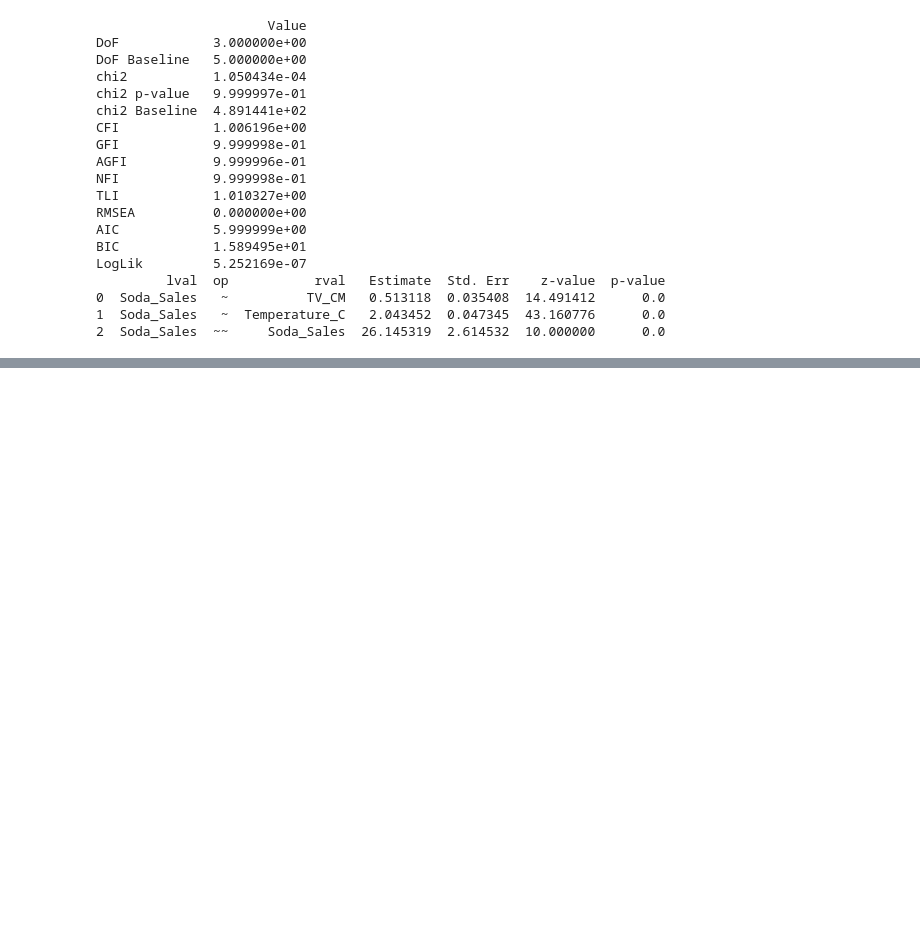
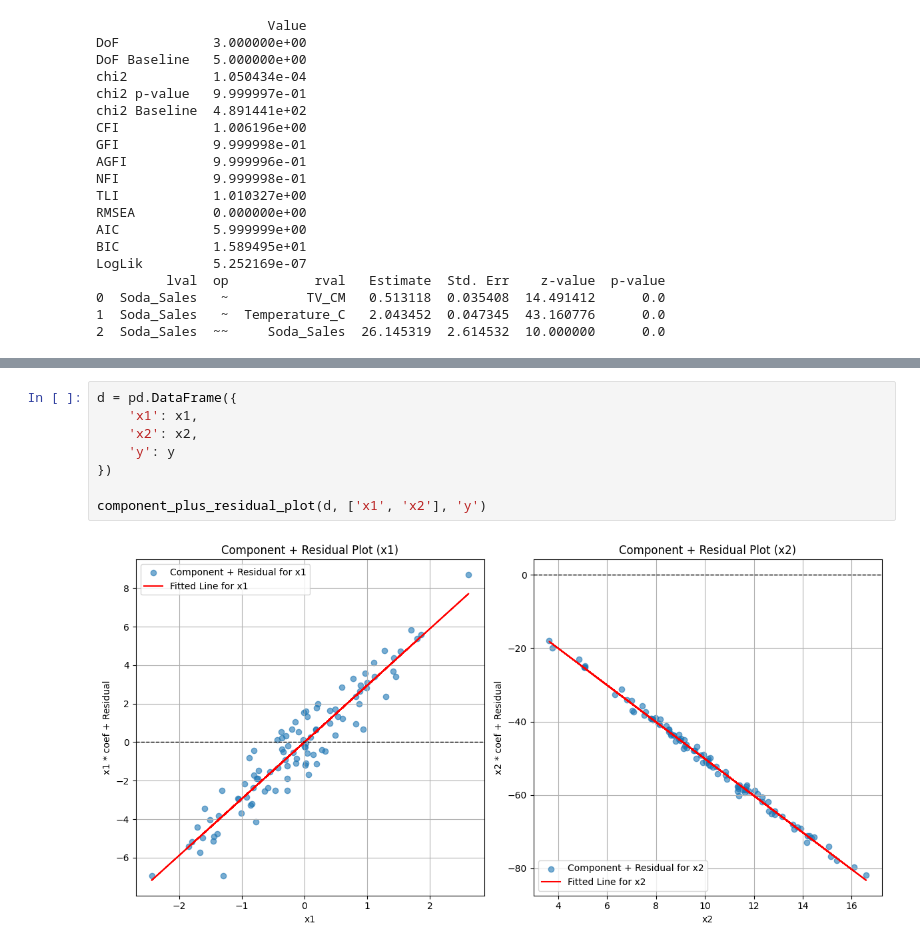
Before and after one commit to kyohashi/DS_study, a Jupyter notebook: causal_inference/chap3_SEM.ipynb, the cells around one changed output, grey strips where cells are left out. Drawn from its saved outputs; the diff is of its cells as text; blank space fills up the shorter version.

```diff
--- a/causal_inference/chap3_SEM.ipynb
+++ b/causal_inference/chap3_SEM.ipynb
@@ -143,0 +163,10 @@ sem.semplot(model, 'figures/sem.png')
+# %%
+d = pd.DataFrame({
+    'x1': x1,
+    'x2': x2,
+    'y': y
+})
+
+component_plus_residual_plot(d, ['x1', 'x2'], 'y')
+# %% [output]
+[figure, added]
```
Also changed, not shown: parts of 2 cells of this notebook.
